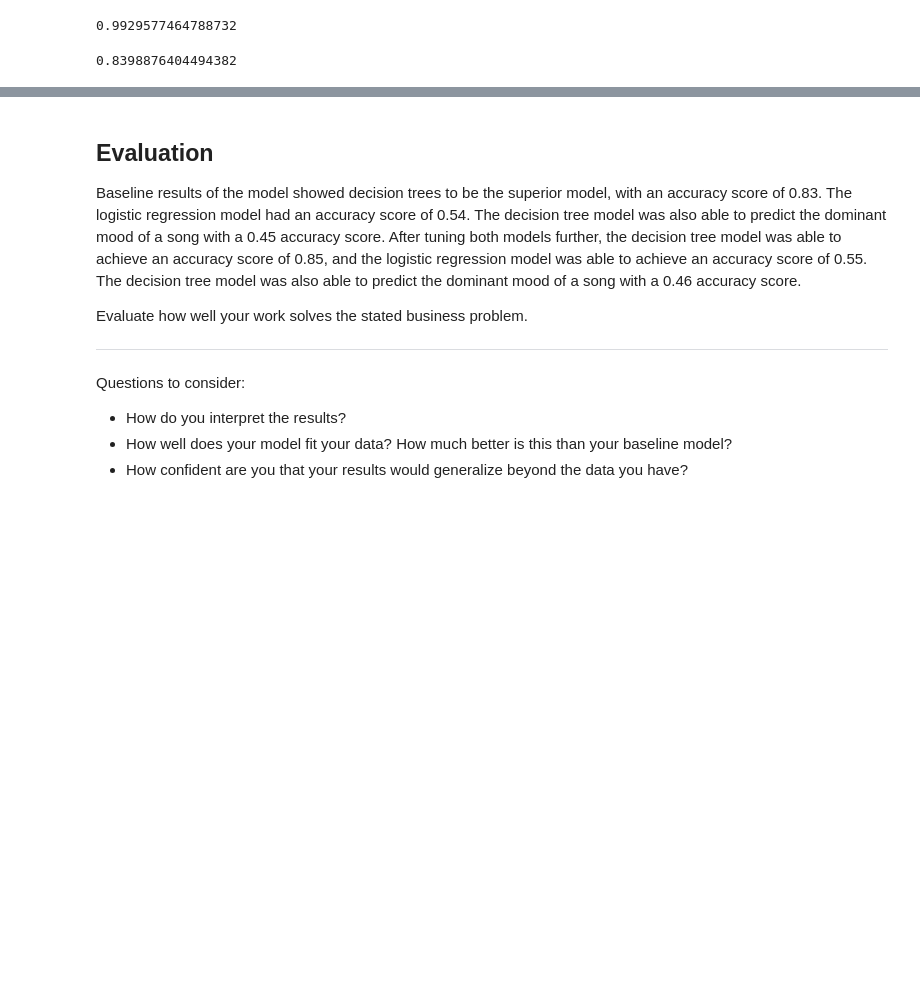
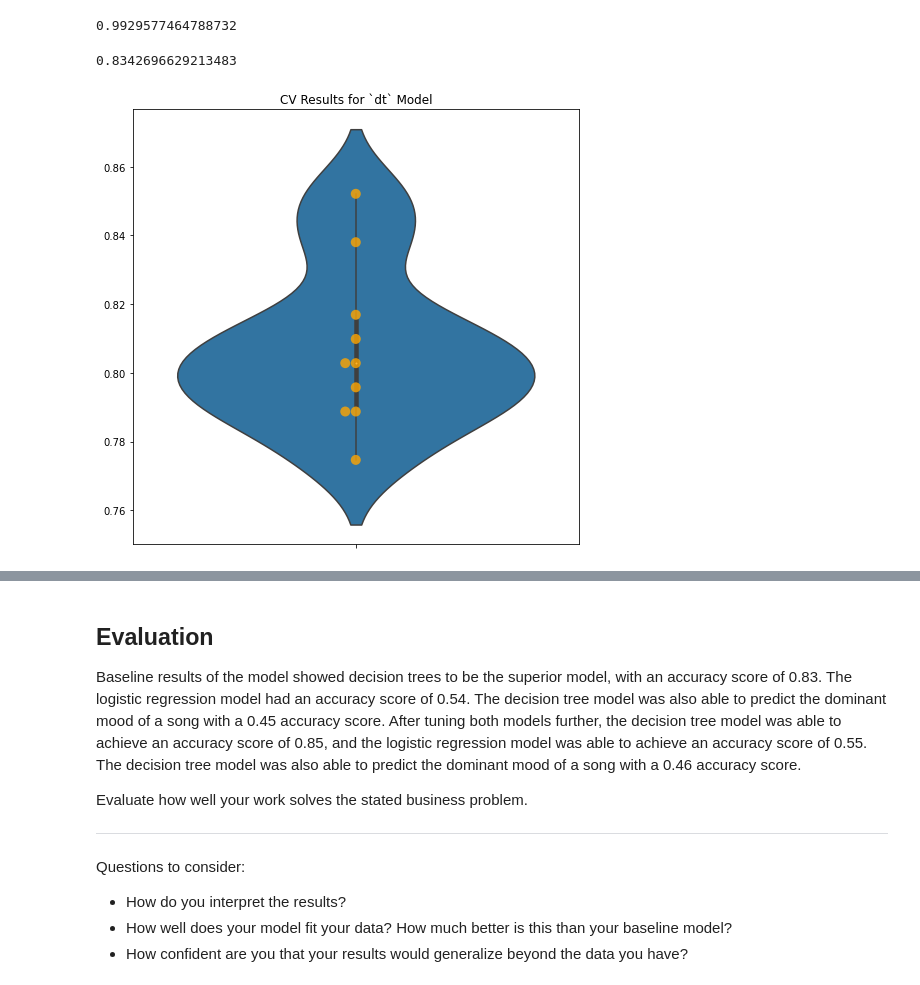
Before and after one commit to jamesleemeredith/Music-Mood-Detection-Project, a Jupyter notebook: music_mood_detection_model.ipynb, the cells around one changed output, grey strips where cells are left out. Drawn from its saved outputs; the diff is of its cells as text; code cells hidden in the pictures; blank space fills up the shorter version.

```diff
--- a/music_mood_detection_model.ipynb
+++ b/music_mood_detection_model.ipynb
@@ -302,0 +407,30 @@ logreg_model_pipe.score(X_test, y_test)
+# %%
+# Creates variables of commonly used models
+dum_model = DummyClassifier(strategy='most_frequent')
+lr_model = LogisticRegression()
+tree_model = DecisionTreeClassifier()
+knn_model = KNeighborsClassifier()
+rf_model = RandomForestClassifier()
+ada_model = AdaBoostClassifier()
+gb_model = GradientBoostingClassifier()
+mlp_model = MLPClassifier()
+svc_model = SVC()
+
+# Creates a list of the models to be used
+model_list = [('dummy', dum_model), ('logreg', lr_model), ('dt', tree_model), ('knn', knn_model), ('rf', rf_model), ('ada', ada_model), ('gb', gb_model), ('mlp', mlp_model), ('svc', svc_model)]
+# %%
+# Creates a Pipeline for each model in the model list, and returns a cross-validated accuracy score summary for each model
+for name, model in model_list:
+    loop_model_pipe = Pipeline(steps = [
+        ('ct',CT),
+        (name, model)
+    ])
+
+    loop_model_pipe.fit(X_train, y_train)
+
+    loop_model_pipe = ModelWithCV(
+        loop_model_pipe,
+        model_name=name,
+        X=X_test,
+        y=y_test)
+    loop_model_pipe.print_cv_summary()
@@ -304,13 +467,13 @@ logreg_model_pipe.score(X_test, y_test)
 #### The Decision Tree Model
 # %%
 # Creates a Pipeline for the Decision Tree Model
-DT_model_pipe = Pipeline(steps = [
+dt_model_pipe = Pipeline(steps = [
 	('ct',CT),
 	('dt', DecisionTreeClassifier())
 ])
 # %%
 # Trains the logistic regression model
-DT_model_pipe.fit(X_train, y_train)
+dt_model_pipe.fit(X_train, y_train)
 # %% [output]
 Pipeline(steps=[('ct',
                  ColumnTransformer(remainder='passthrough',
@@ -326,7 +489,19 @@ DT_model_pipe.score(X_train, y_train)
 0.9929577464788732
 # %%
 # Returns the mean accuracy score of the model based on the given testing data and labels
-DT_model_pipe.score(X_test, y_test)
+dt_model_pipe.score(X_test, y_test)
 # %% [output]
-0.8398876404494382
+0.8342696629213483
+# %%
+dt_model_pipe = ModelWithCV(
+	dt_model_pipe,
+	model_name='dt',
+	X=X_train,
+	y=y_train)
+
+fig, ax = plt.subplots(figsize=(8,8))
+
+dt_model_pipe.plot_cv(ax=ax);
+# %% [output]
+[figure, added]
 # %%
```
Also changed, not shown: parts of 28 cells of this notebook.
